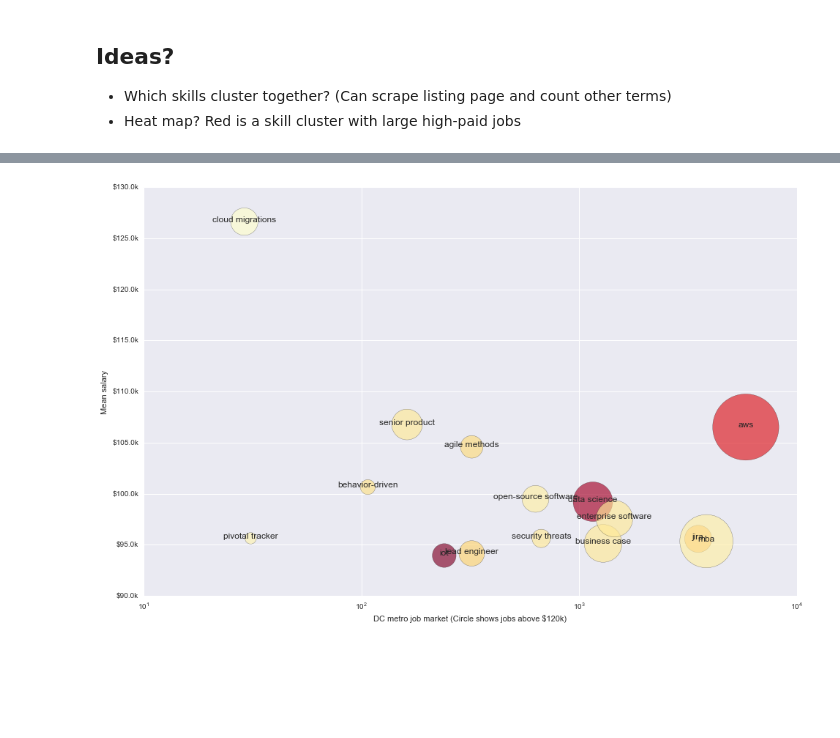
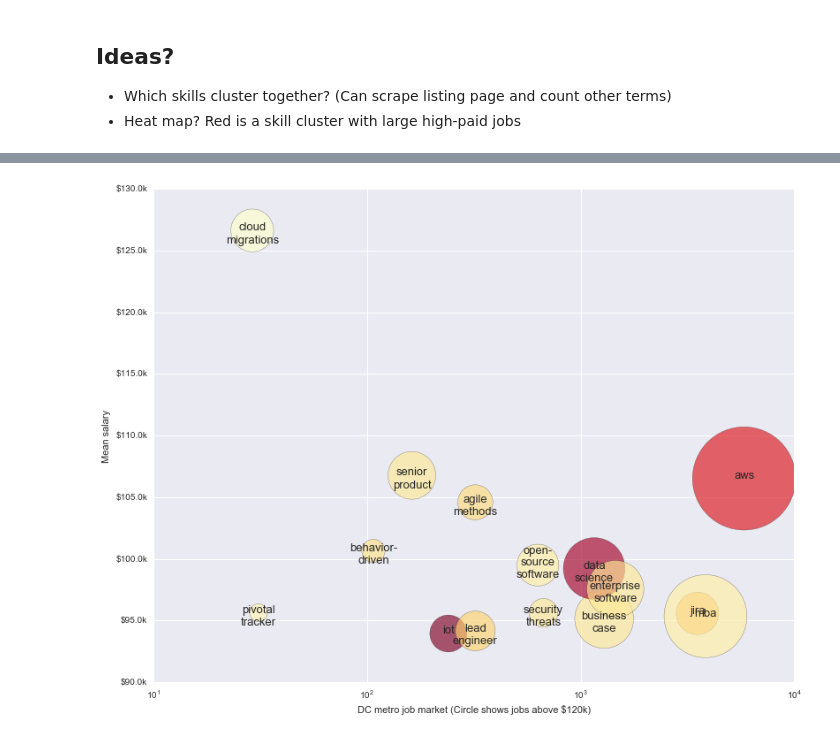
Before and after one commit to stevendoll/job-market, a Jupyter notebook: indeed-words.ipynb, the cells around one changed output, grey strips where cells are left out. Saved outputs shown, nothing was run; the diff lists cells and outputs as text; code cells hidden in the pictures; blank space fills up the shorter version.

Commit message:
improved bubble chart

```diff
--- a/indeed-words.ipynb
+++ b/indeed-words.ipynb
@@ -44,7 +44,7 @@ from nltk.stem.snowball import SnowballStemmer
 %matplotlib inline
 # Set figure width to 12 and height to 9
 fig_size = plt.rcParams["figure.figsize"]
-fig_size[0] = 16
+fig_size[0] = 13
 fig_size[1] = 10
 plt.rcParams["figure.figsize"] = fig_size
 # %%
@@ -219,7 +219,7 @@ df.top_tier_dev.sum()
 -73.22147699676412
 # %%
 df_summary = df[df.positions > 25][['term','mean','positions','std','above_110k','above_120k','above_130k']].groupby('term').first().sort_values('mean', ascending=False)[0:15]
-df_summary['bubble_size'] = df_summary['above_120k'].apply(lambda x : np.sqrt(x) * 300)
+df_summary['bubble_size'] = df_summary['above_120k'].apply(lambda x : np.sqrt(x) * 500)
 #df_summary.reset_index(level=2, drop=True)
 df_summary.index
 # %% [output]
@@ -255,29 +255,34 @@ df_summary
 # %%
 from math import sqrt
 from matplotlib.ticker import FuncFormatter
+import textwrap
 
 def thousands(x, pos):
     'The two args are the value and tick position'
     return '$%1.1fk' % (x*1e-3)
 
 formatter = FuncFormatter(thousands)
 
 fig = plt.figure()
 ax = fig.add_subplot(1,1,1)
 ax.scatter(df_summary['positions'],df_summary['mean'], s=df_summary['bubble_size'], c=df_summary['trend'], cmap='YlOrRd', alpha=.65) # Added third variable income as size of the bubble
 plt.ylabel('Mean salary')
 plt.xlabel('DC metro job market (Circle shows jobs above $120k)')
 
+
 ax.set_xscale('log')
 #ax.set_yscale('log')
 ax.set_alpha(0.75)
 
 ax.yaxis.set_major_formatter(formatter)
 
 
 for index, row in df_summary.iterrows():
-    plt.text(row['positions'],row['mean'],index,size=12,horizontalalignment='center')
+    if len(index) > 10:
+        plt.text(row['positions'],row['mean']-00,'\n'.join(textwrap.wrap(index,10)),size=13,horizontalalignment='center')
+    else:
+        plt.text(row['positions'],row['mean'],'\n'.join(textwrap.wrap(index,10)),size=13,horizontalalignment='center')
 
 plt.show()
 # %% [output]
-[figure, old version]
+[figure, new version]
```
